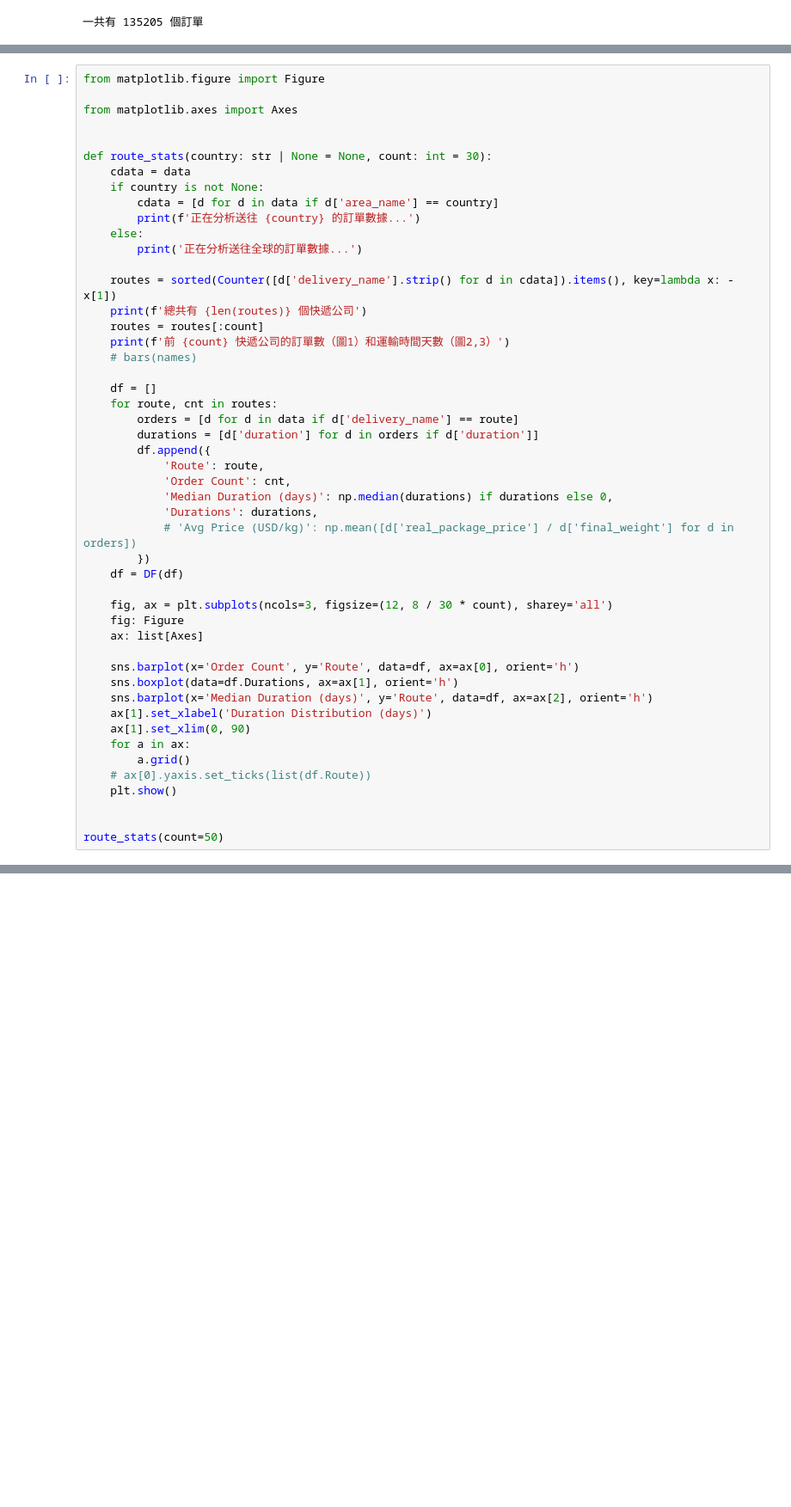
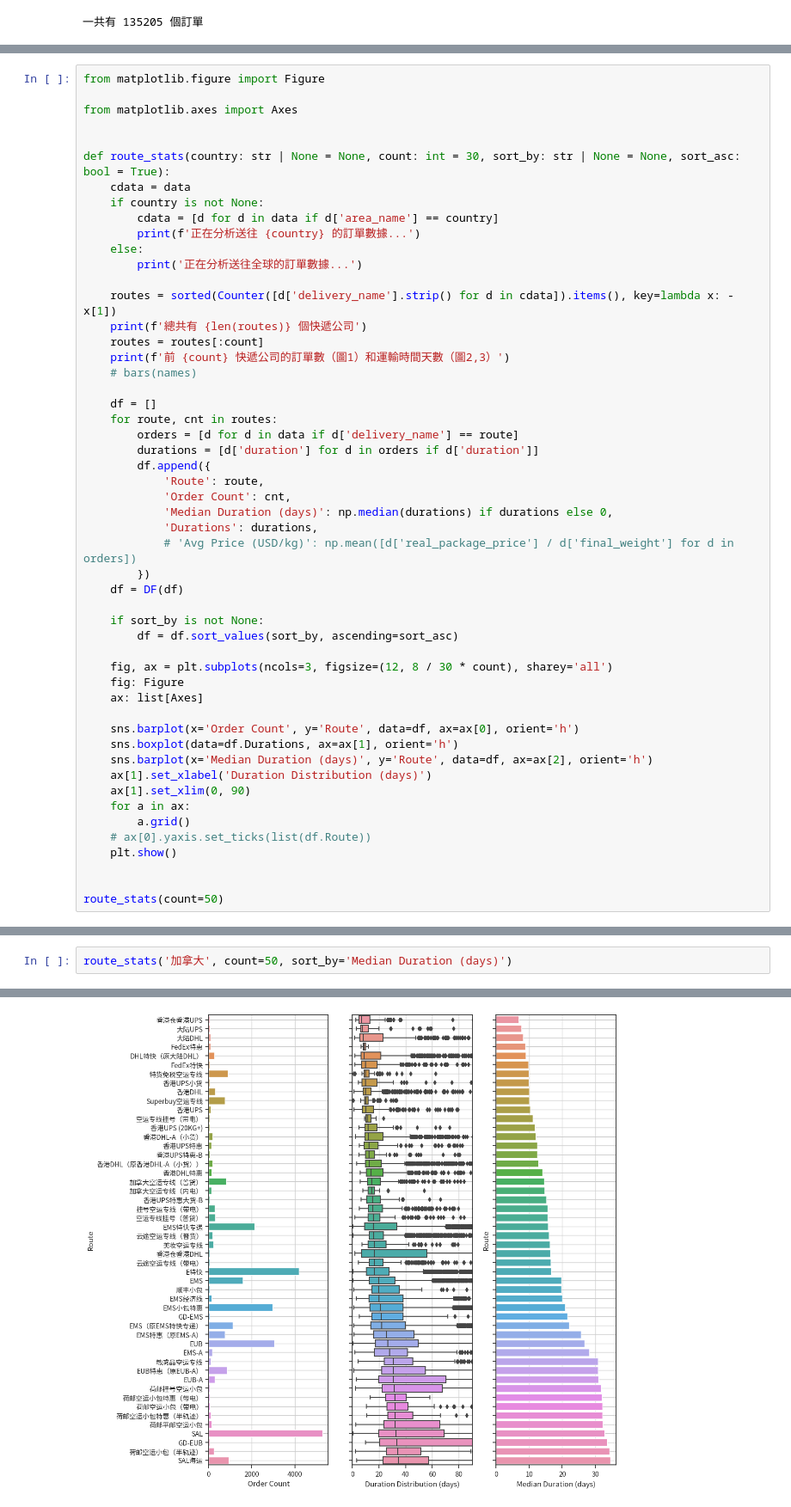
Before and after one commit to hykilpikonna/Superbuy, a Jupyter notebook: analysis.ipynb, the cells around one changed output, grey strips where cells are left out. Shown at 86% size. Saved outputs shown, nothing was run; the diff lists cells and outputs as text; blank space fills up the shorter version.

Commit message:
[O] Sort routes

```diff
--- a/analysis.ipynb
+++ b/analysis.ipynb
@@ -119,7 +119,7 @@ from matplotlib.figure import Figure
 from matplotlib.axes import Axes
 
 
-def route_stats(country: str | None = None, count: int = 30):
+def route_stats(country: str | None = None, count: int = 30, sort_by: str | None = None, sort_asc: bool = True):
     cdata = data
     if country is not None:
         cdata = [d for d in data if d['area_name'] == country]
@@ -146,6 +146,9 @@ def route_stats(country: str | None = None, count: int = 30):
         })
     df = DF(df)
 
+    if sort_by is not None:
+        df = df.sort_values(sort_by, ascending=sort_asc)
+
     fig, ax = plt.subplots(ncols=3, figsize=(12, 8 / 30 * count), sharey='all')
     fig: Figure
     ax: list[Axes]
@@ -174,3 +177,6 @@ route_stats('加拿大', count=50)
 總共有 66 個快遞公司
 前 50 快遞公司的訂單數（圖1）和運輸時間天數（圖2,3）
 [figure]
+# %%
+route_stats('加拿大', count=50, sort_by='Median Duration (days)')
+# %% [output]
@@ -176,0 +186 @@ route_stats('加拿大', count=50)
+[figure, added]
```
Also changed, not shown: parts of 1 cell of this notebook.
